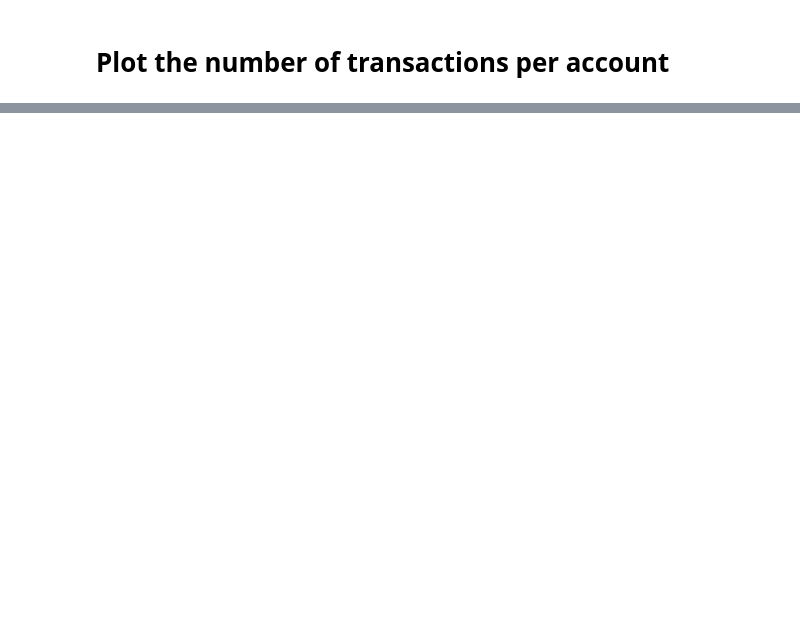
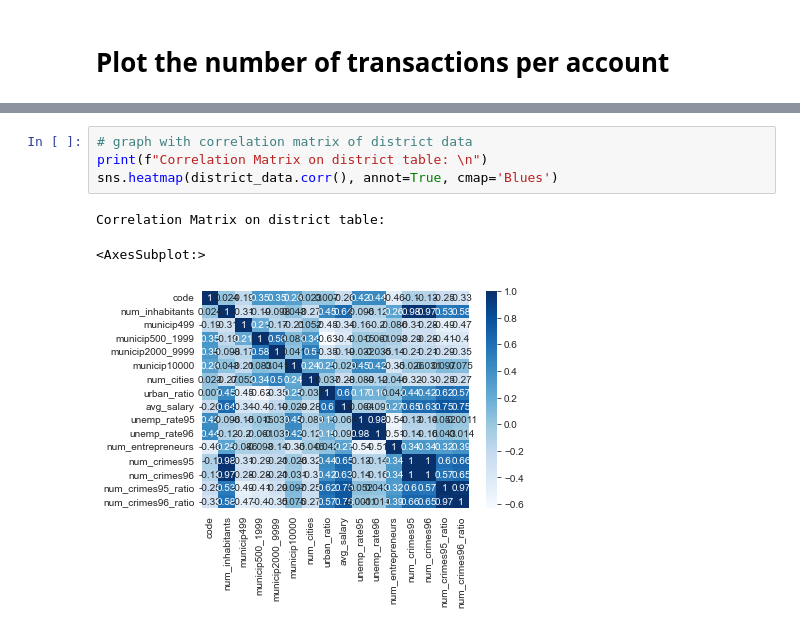
Before and after one commit to ruialves35/feup-ac, a Jupyter notebook: src/understanding/understanding.ipynb, the cells around one changed output, grey strips where cells are left out. Cells and saved outputs as stored; diff of their text form; blank space fills up the shorter version.

```diff
--- a/src/understanding/understanding.ipynb
+++ b/src/understanding/understanding.ipynb
@@ -296,0 +329,8 @@ sns.histplot(account_transactions["num_transactions"], kde=False, bins=100)
+# %%
+# graph with correlation matrix of district data
+print(f"Correlation Matrix on district table: \n")
+sns.heatmap(district_data.corr(), annot=True, cmap='Blues')
+# %% [output]
+Correlation Matrix on district table:
+<AxesSubplot:>
+[figure, added]
```
Also changed, not shown: parts of 10 cells of this notebook.
